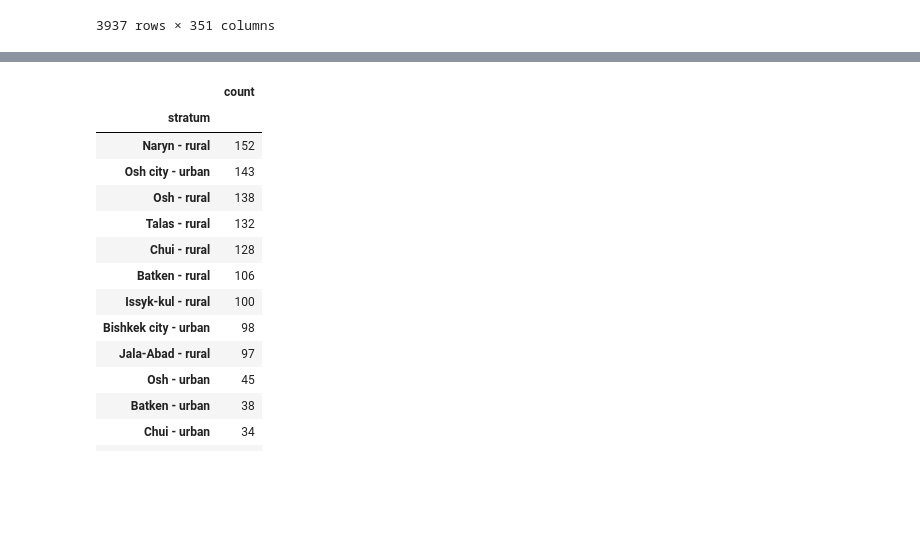
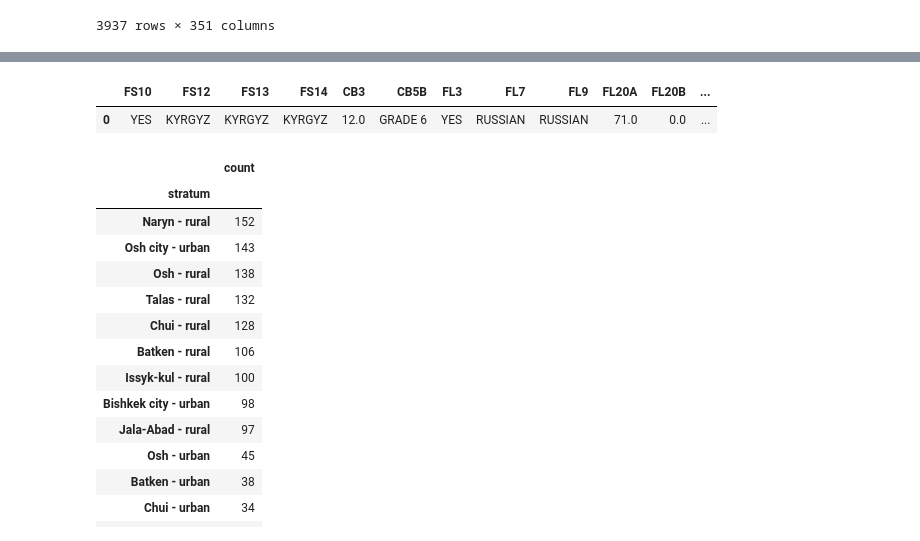
Before and after one commit to Jonchyk/Datamgmt, a Jupyter notebook: PS1.ipynb, the cells around one changed output, grey strips where cells are left out. Cells and saved outputs as stored; diff of their text form; code cells hidden in the pictures; blank space fills up the shorter version.

```diff
--- a/PS1.ipynb
+++ b/PS1.ipynb
@@ -180,3 +179,6 @@ Warning: Total number of columns (351) exceeds max_columns (20). Falling back to
 #ok. Now that i've done this. I've identified all of the "columns" that need to be kept. it's a lot. Thankfully, we are keeping all of the FL codes (foundational learning)
 #Let's drop all non necessary columns here, keeping language/geographic/ethnicity, grade, gender, age, questions on child labor, natural disasters, and the full foundational assessment questionaire
 df = df.loc[:, df.columns.isin(['FS10', 'FS12', 'FS13', 'FS14', 'CB3', 'CB5B' , 'wrdprctcorrect', 'FL3' , 'FL7','FL9', 'FL20A', 'FL20B','FL21A', 'FL21BA', 'FL21BB', 'FL21BC', 'FL21BD', 'FL21BE', 'FL21D', 'FL21H', 'FL21I', 'FL21J', 'FL21K', 'FL21L',  'FL25C', 'FL25D', 'FL25E', 'FL26', 'FL26A', 'FL26B', 'FL26C', 'FL26D', 'FL26E', 'FL27A', 'FL27B', 'FL27C', 'FL27D', 'FL27E', 'FL28', 'ST1LANG', 'ST1WNUM', 'ST2LANG', 'ST2WNUM', 'HH4', 'HH6', 'HH7', 'HH52', 'HL4', 'ED5A', 'ED5B', 'ethnicity','wscore', 'windex5', 'windex10', 'stratum'])]
+# %%
+df.head(1)
+# %% [output]
@@ -183,3 +186,5 @@ df = df.loc[:, df.columns.isin(['FS10', 'FS12', 'FS13', 'FS14', 'CB3', 'CB5B' ,
+|  | FS10 | FS12 | FS13 | FS14 | CB3 | CB5B | FL3 | FL7 | FL9 | FL20A | FL20B | ... |
+| 0 | YES | KYRGYZ | KYRGYZ | KYRGYZ | 12.0 | GRADE 6 | YES | RUSSIAN | RUSSIAN | 71.0 | 0.0 | ... |
 # %%
 #let's get this down to 7 to 10 years old, since the data collected is for ages 7-14, but is a G2 foundational test. Wow!
 df_age = df[(df["CB3"] > 6) & (df["CB3"] < 11)]
```
Also changed, not shown: parts of 17 cells of this notebook.
